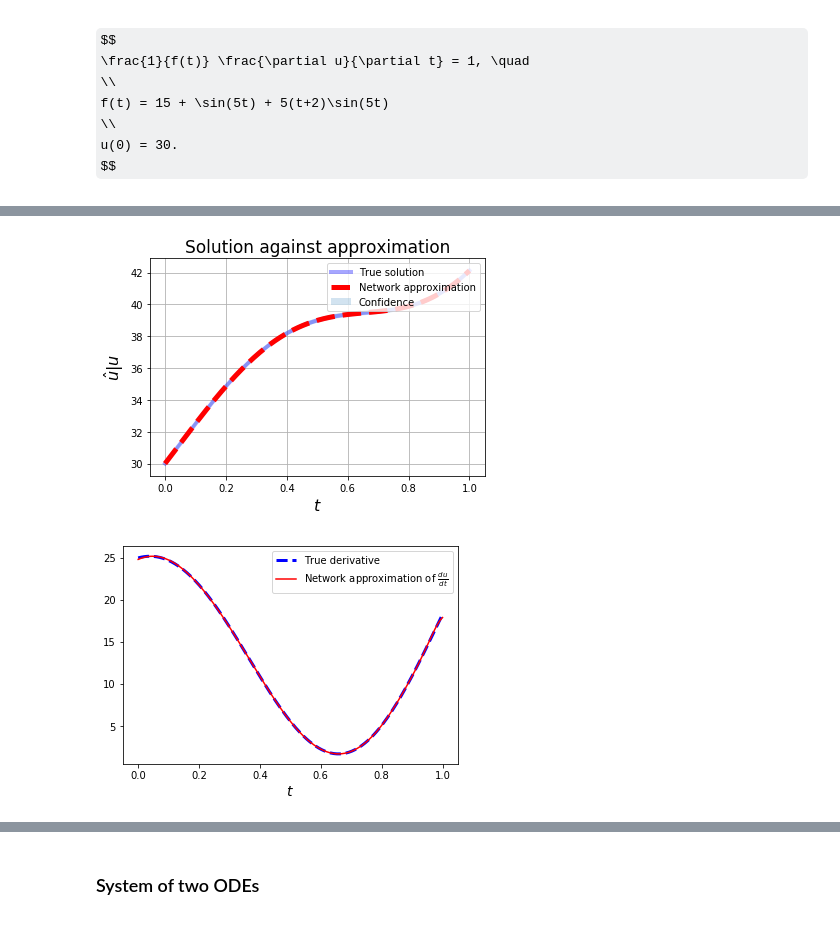
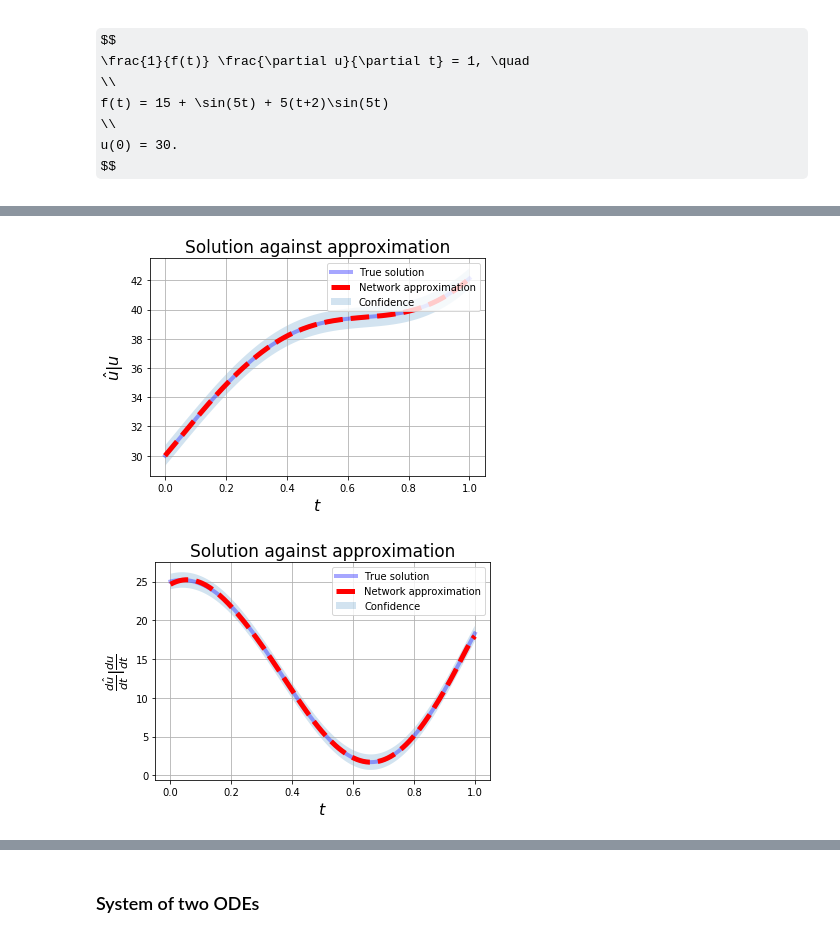
Before and after one commit to analysiscenter/pydens, a Jupyter notebook: tutorials/PDE_solving.ipynb, the cells around one changed output, grey strips where cells are left out. Saved outputs shown, nothing was run; the diff lists cells and outputs as text; code cells hidden in the pictures; some formulas as TeX source.

```diff
--- a/tutorials/PDE_solving.ipynb
+++ b/tutorials/PDE_solving.ipynb
@@ -409,20 +405,14 @@ plot_loss(dg.loss, color='cornflowerblue')
 # %%
 # plot real solution and network approximation
-plot_pair_1d(lambda t: (15 + np.sin(5 * t)) * (2 + t), dg, confidence=0.15, alpha=0.2)
+plot_pair_1d(dg, lambda t: (15 + np.sin(5 * t)) * (2 + t), confidence=0.7, alpha=0.2)
 # %% [output]
-[figure, old version]
+[figure, new version]
 # %%
 # plot approximation of solution-derivative
-der = lambda t: ((15 + np.sin(5 * t))  +  5 * (t + 2) * np.cos(5 * t))
-true_der = [der(t[0]) for t in pts]
-ders = dg.solve(pts, fetches='dt')
-plt.plot(pts, true_der, 'b--', linewidth=3, label=r'True derivative')
-plt.plot(pts, ders, 'r', label=r'Network approximation of $\frac{d u}{d t}$')
-plt.xlabel(r'$t$', fontdict={'fontsize': 14})
-plt.legend()
-plt.show()
+plot_pair_1d(dg, lambda t: ((15+np.sin(5*t))+5*(t+2)*np.cos(5*t)), fetches='dt', confidence=1.0,
+             alpha=0.2, ylabel=r'$\frac{d \hat{u}}{d t} | \frac{d u}{d t}$')
 # %% [output]
-[figure, old version]
+[figure, new version]
 # %% [markdown]
 <a id='ex6'></a>
 # %% [markdown]
```
Also changed, not shown: parts of 24 cells of this notebook, 2 other files.
